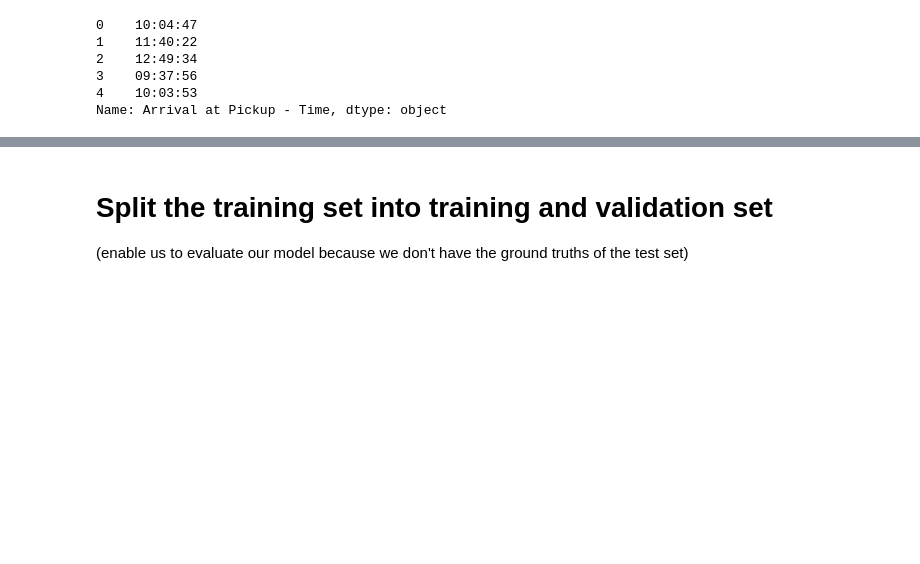
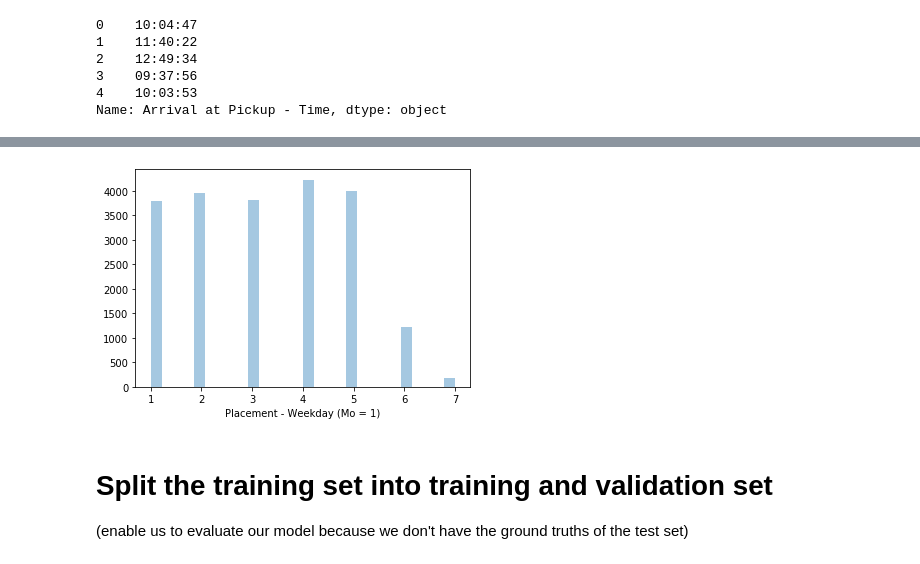
Before and after one commit to SibusisoTL/regression_predict, a Jupyter notebook: data_preprocessing.ipynb, the cells around one changed output, grey strips where cells are left out. Drawn from its saved outputs; the diff is of its cells as text; code cells hidden in the pictures; blank space fills up the shorter version.

```diff
--- a/data_preprocessing.ipynb
+++ b/data_preprocessing.ipynb
@@ -140,3 +198,8 @@ data_merge.to_csv('data_merge.csv')
+# %%
+a = sns.distplot(data_merge['Placement - Weekday (Mo = 1)'], kde=False)
+plt.show()
+# %% [output]
+[figure, added]
 # %% [markdown]
 # Split the training set into training and validation set
 (enable us to evaluate our model because we don't have the ground truths of the test set)
```
Also changed, not shown: parts of 9 cells of this notebook, 1 other file.
